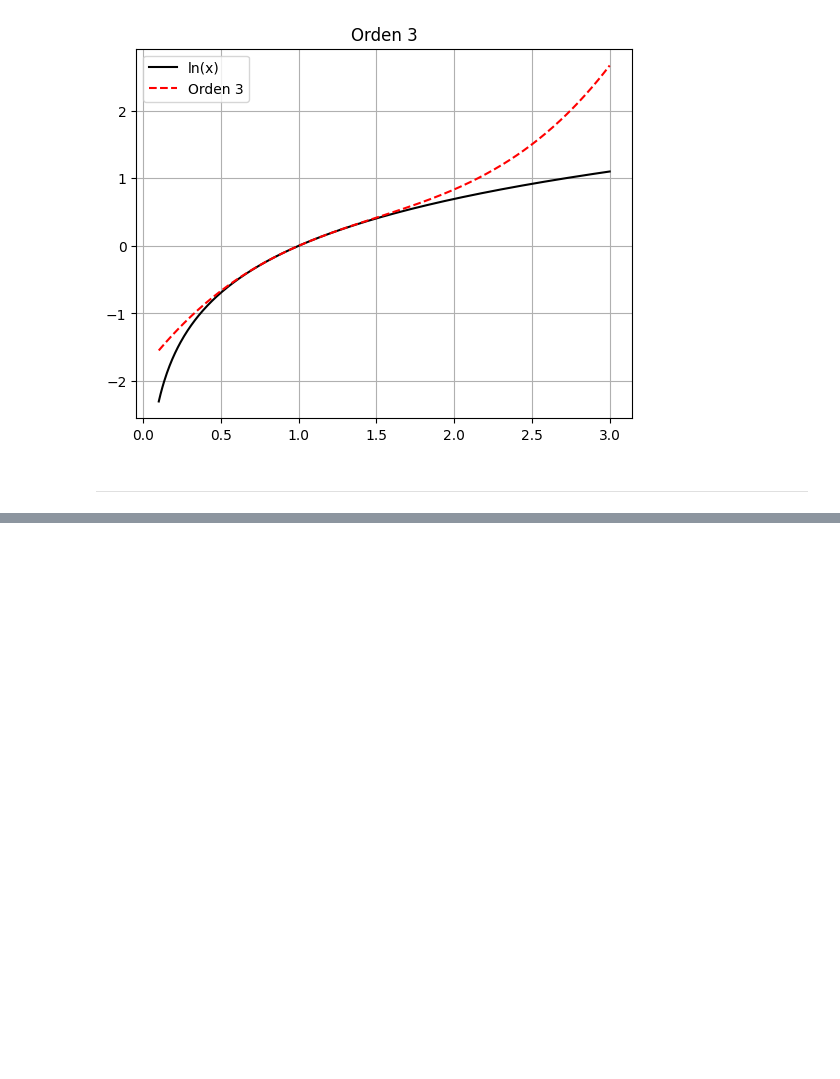
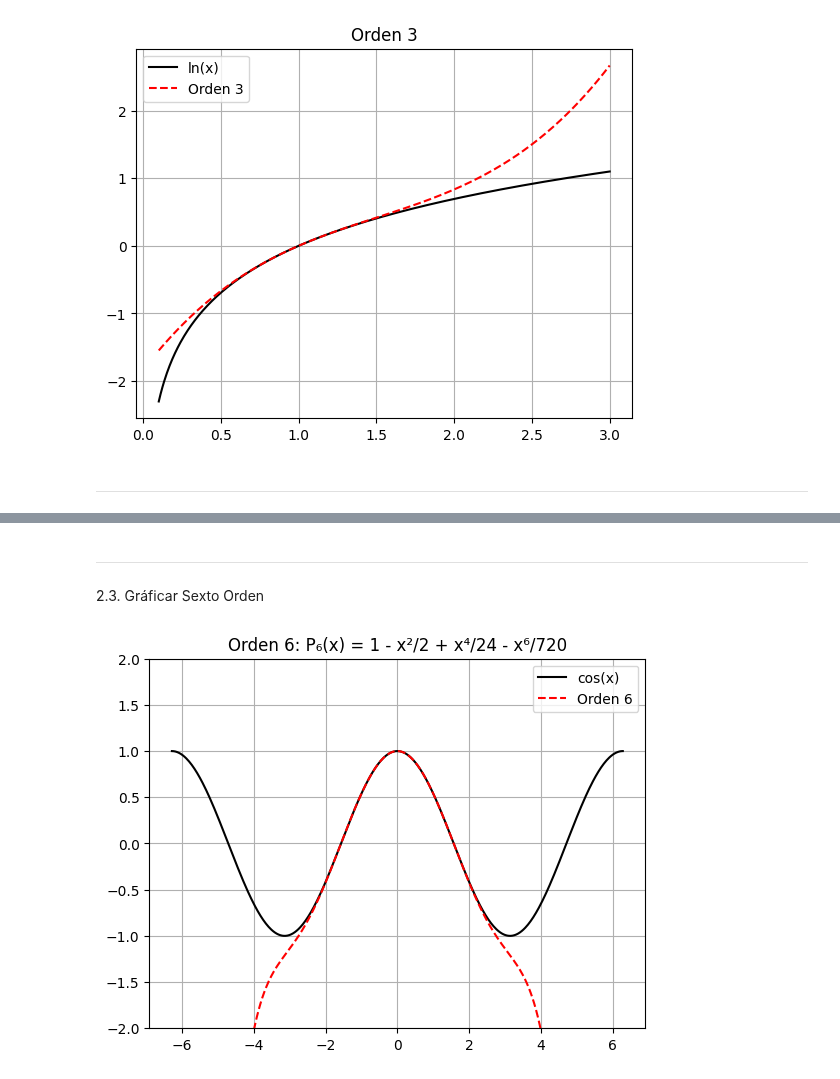
Before and after one commit to Aizel-shadow/Metodos_Numericos-, a Jupyter notebook: TALLERES/Taller03.ipynb, the cells around one changed output, grey strips where cells are left out. Drawn from its saved outputs; the diff is of its cells as text; code cells hidden in the pictures; blank space fills up the shorter version.

```diff
--- a/TALLERES/Taller03.ipynb
+++ b/TALLERES/Taller03.ipynb
@@ -93,0 +121,15 @@ x = np.linspace(-2*np.pi, 2*np.pi, 500)
+# %% [markdown]
+---
+# %% [markdown]
+2.3. Gráficar Sexto Orden
+# %%
+plt.figure()
+plt.plot(x, np.cos(x), 'k-', label='cos(x)')
+plt.plot(x, 1 - 0.5*x**2 + (1/24)*x**4 - (1/720)*x**6, 'r--', label='Orden 6')
+plt.grid(True)
+plt.legend()
+plt.title('Orden 6: P₆(x) = 1 - x²/2 + x⁴/24 - x⁶/720')
+plt.ylim(-2, 2)
+plt.show()
+# %% [output]
+[figure, added]
```
Also changed, not shown: parts of 18 cells of this notebook.
